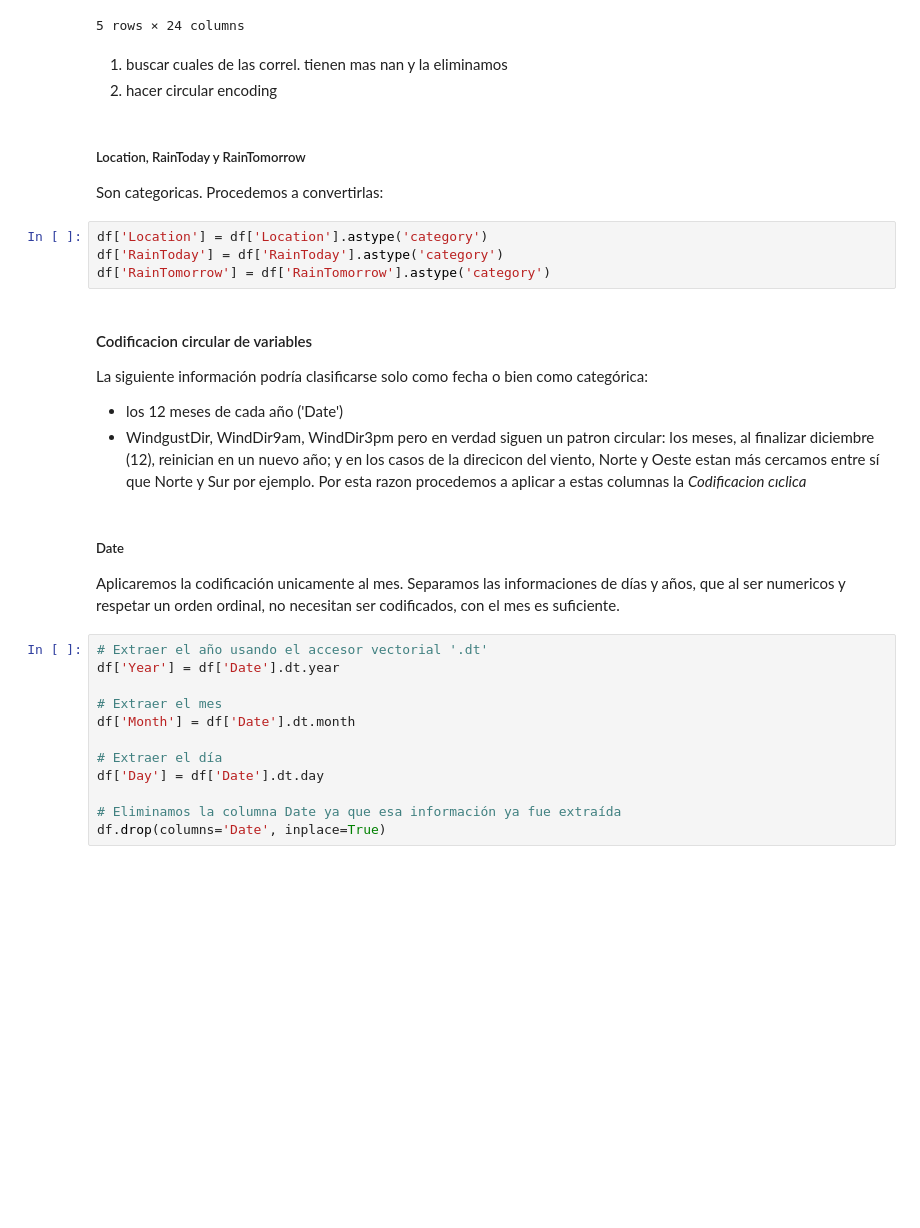
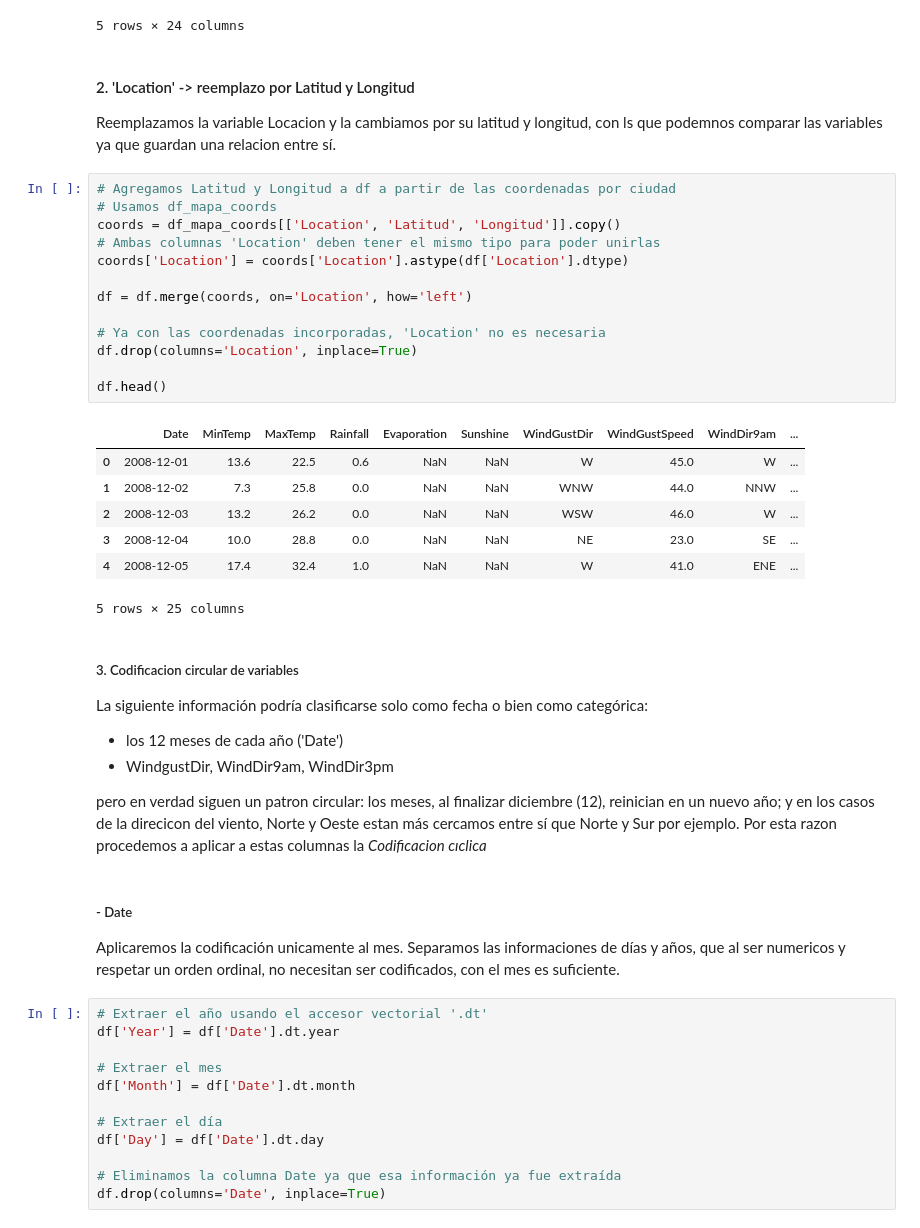
Before and after one commit to aldanasanchezasz/TP_AA1_Sanchez_OdisioMartinelli_Zappala, a Jupyter notebook: TP_2/TP-clasificacion-AA1.ipynb, the cells around one changed output. Saved outputs shown, nothing was run; the diff lists cells and outputs as text; blank space fills up the shorter version.

```diff
--- a/TP_2/TP-clasificacion-AA1.ipynb
+++ b/TP_2/TP-clasificacion-AA1.ipynb
@@ -597,25 +597,40 @@ df.head()
 | 3 | 2008-12-04 | Albury | 10.0 | 28.8 | 0.0 | NaN | NaN | NE | 23.0 | ... |
 | 4 | 2008-12-05 | Albury | 17.4 | 32.4 | 1.0 | NaN | NaN | W | 41.0 | ... |
 5 rows × 24 columns
-# %% [markdown]
-1. buscar cuales de las correl. tienen mas nan y la eliminamos
-2. hacer circular encoding
-# %% [markdown]
-##### Location, RainToday y RainTomorrow
-Son categoricas. Procedemos a convertirlas:
-# %%
-df['Location'] = df['Location'].astype('category')
-df['RainToday'] = df['RainToday'].astype('category')
-df['RainTomorrow'] = df['RainTomorrow'].astype('category')
+# %% [markdown]
+#### 2. 'Location' -> reemplazo por Latitud y Longitud
+Reemplazamos la variable Locacion y la cambiamos por su latitud y longitud, con ls que podemnos comparar las variables ya que guardan una relacion entre sí.
+# %%
+# Agregamos Latitud y Longitud a df a partir de las coordenadas por ciudad
+# Usamos df_mapa_coords
+coords = df_mapa_coords[['Location', 'Latitud', 'Longitud']].copy()
+# Ambas columnas 'Location' deben tener el mismo tipo para poder unirlas
+coords['Location'] = coords['Location'].astype(df['Location'].dtype)
+
+df = df.merge(coords, on='Location', how='left')
+
+# Ya con las coordenadas incorporadas, 'Location' no es necesaria
+df.drop(columns='Location', inplace=True)
+
+df.head()
+# %% [output]
+|  | Date | MinTemp | MaxTemp | Rainfall | Evaporation | Sunshine | WindGustDir | WindGustSpeed | WindDir9am | ... |
+| 0 | 2008-12-01 | 13.6 | 22.5 | 0.6 | NaN | NaN | W | 45.0 | W | ... |
+| 1 | 2008-12-02 | 7.3 | 25.8 | 0.0 | NaN | NaN | WNW | 44.0 | NNW | ... |
+| 2 | 2008-12-03 | 13.2 | 26.2 | 0.0 | NaN | NaN | WSW | 46.0 | W | ... |
+| 3 | 2008-12-04 | 10.0 | 28.8 | 0.0 | NaN | NaN | NE | 23.0 | SE | ... |
+| 4 | 2008-12-05 | 17.4 | 32.4 | 1.0 | NaN | NaN | W | 41.0 | ENE | ... |
+5 rows × 25 columns
 # %% [markdown]
-#### Codificacion circular de variables
+##### 3. Codificacion circular de variables
 La siguiente información podría clasificarse solo como fecha o bien como categórica:
 - los 12 meses de cada año ('Date')
 - WindgustDir, WindDir9am, WindDir3pm
+
 pero en verdad siguen un patron circular: los meses, al finalizar diciembre (12), reinician en un nuevo año; y en los casos de la direcicon del viento, Norte y Oeste estan más cercamos entre sí que Norte y Sur por ejemplo.
 Por esta razon procedemos a aplicar a estas columnas la *Codificacion cıclica*
 # %% [markdown]
-##### Date
+##### - Date
 Aplicaremos la codificación unicamente al mes.
 Separamos las informaciones de días y años, que al ser numericos y respetar un orden ordinal, no necesitan ser codificados, con el mes es suficiente.
 # %%
```
Also changed, not shown: parts of 24 cells of this notebook.
